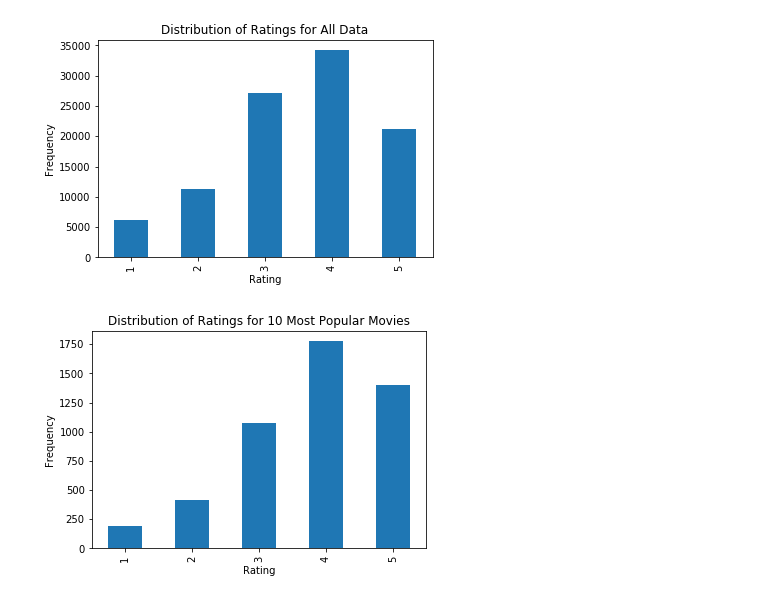
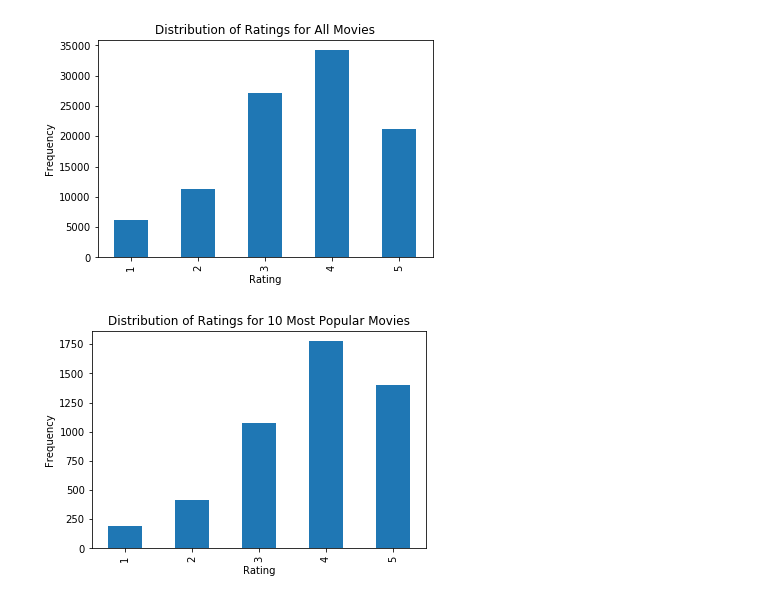
Before and after one commit to roshcagra/NetflixVisualization, a Jupyter notebook: basic_visualization.ipynb, the cells around one changed output. Cells and saved outputs as stored; diff of their text form; code cells hidden in the pictures.

```diff
--- a/basic_visualization.ipynb
+++ b/basic_visualization.ipynb
@@ -14,9 +14,9 @@ def rating_histrogram(data, title_label):
     plt.show()
 # %%
 #1. All Data
-rating_histrogram(data, 'All Data')
+rating_histrogram(data, 'All Movies')
 # %% [output]
-[figure, old version]
+[figure, new version]
 # %%
 #2. 10 Most Popular Movies
 ten_most_popular_movies = data.movie.value_counts().index[0:10]
```
Also changed, not shown: 1 other file.
